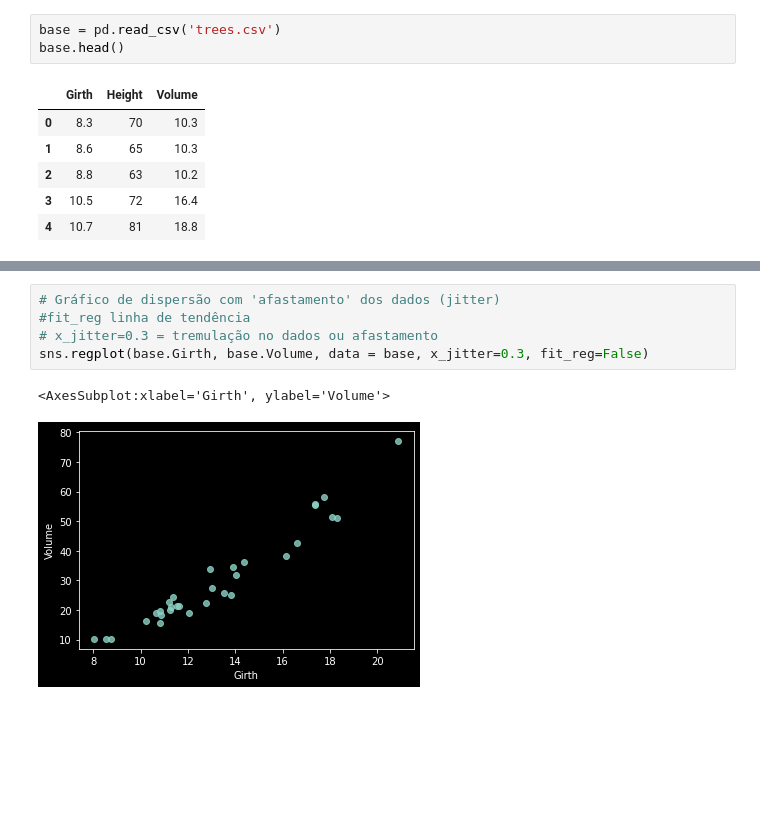
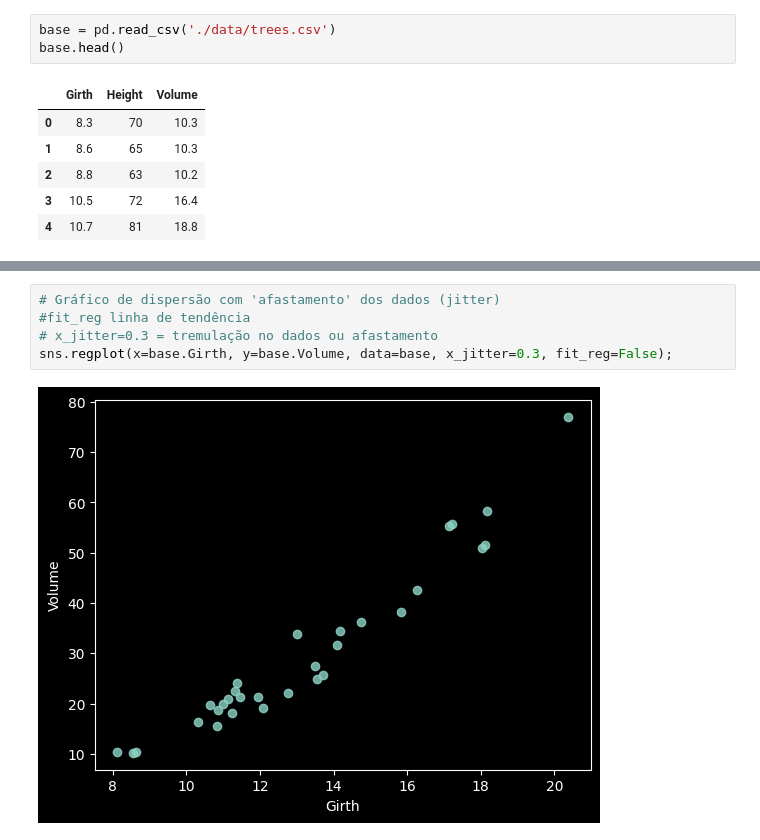
Before and after one commit to Joao-Inacio/Formacao-Cientista-de-Dados, a Jupyter notebook: 3_Gráficos/3_Dispersao.ipynb, the cells around one changed output, grey strips where cells are left out. Drawn from its saved outputs; the diff is of its cells as text; blank space fills up the shorter version.

```diff
--- a/3_Gráficos/3_Dispersao.ipynb
+++ b/3_Gráficos/3_Dispersao.ipynb
@@ -6,7 +7,7 @@ import pandas as pd
 import matplotlib.pyplot as plt
 import seaborn as sns
 # %%
-base = pd.read_csv('trees.csv')
+base = pd.read_csv('./data/trees.csv')
 base.head()
 # %% [output]
 |  | Girth | Height | Volume |
@@ -36,8 +35,7 @@ Text(0, 0.5, 'Circunferência')
 # %%
 # Gráfico de dispersão com 'afastamento' dos dados (jitter)
 #fit_reg linha de tendência
 # x_jitter=0.3 = tremulação no dados ou afastamento
-sns.regplot(base.Girth, base.Volume, data = base, x_jitter=0.3, fit_reg=False)
+sns.regplot(x=base.Girth, y=base.Volume, data=base, x_jitter=0.3, fit_reg=False);
 # %% [output]
-<AxesSubplot:xlabel='Girth', ylabel='Volume'>
-[figure, old version]
+[figure, new version]
```
Also changed, not shown: parts of 3 cells of this notebook.
